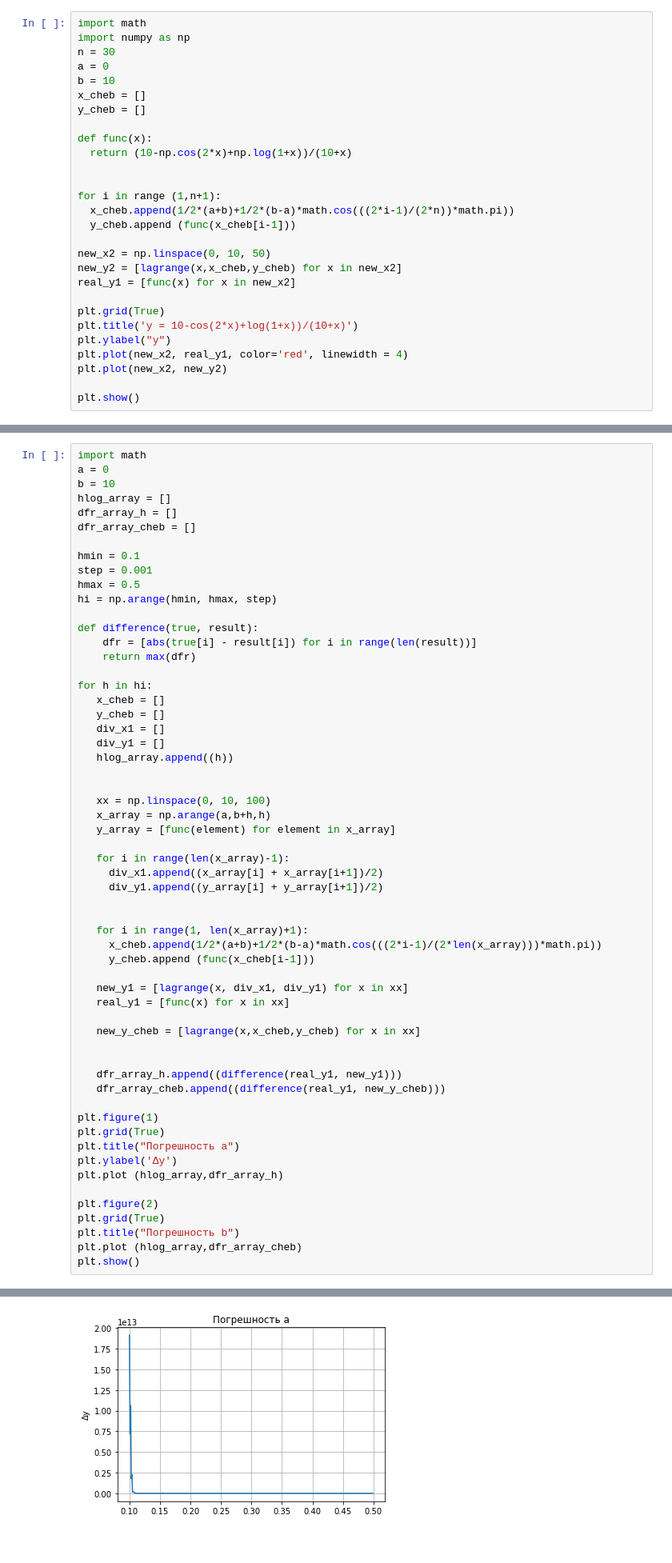
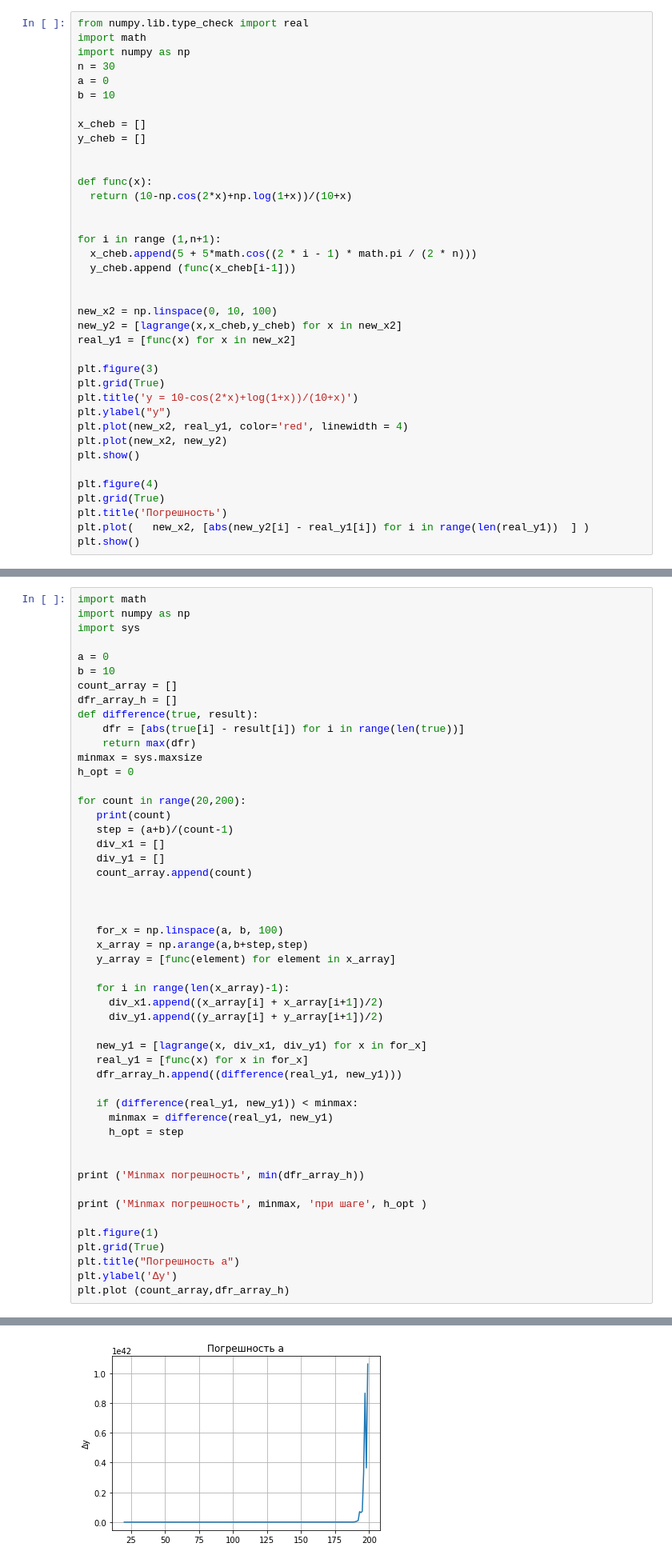
Before and after one commit to mainarel/-Numerical_methods, a Jupyter notebook: Lab1.ipynb, the cells around one changed output, grey strips where cells are left out. Shown at 80% size. Drawn from its saved outputs; the diff is of its cells as text.

```diff
--- a/Lab1.ipynb
+++ b/Lab1.ipynb
@@ -52,32 +65,42 @@ plt.show()
 # %% [markdown]
 ## *Узлы Чебышева*
 # %%
+from numpy.lib.type_check import real
 import math
 import numpy as np
 n = 30
 a = 0
 b = 10
+
 x_cheb = []
 y_cheb = []
+
 
 def func(x):
   return (10-np.cos(2*x)+np.log(1+x))/(10+x)
 
 
 for i in range (1,n+1):
-  x_cheb.append(1/2*(a+b)+1/2*(b-a)*math.cos(((2*i-1)/(2*n))*math.pi))
+  x_cheb.append(5 + 5*math.cos((2 * i - 1) * math.pi / (2 * n)))
   y_cheb.append (func(x_cheb[i-1]))
 
-new_x2 = np.linspace(0, 10, 50)
+
+new_x2 = np.linspace(0, 10, 100)
 new_y2 = [lagrange(x,x_cheb,y_cheb) for x in new_x2]
 real_y1 = [func(x) for x in new_x2]
 
+plt.figure(3)
 plt.grid(True)
 plt.title('y = 10-cos(2*x)+log(1+x))/(10+x)')
 plt.ylabel("y")
 plt.plot(new_x2, real_y1, color='red', linewidth = 4)
 plt.plot(new_x2, new_y2)
+plt.show()
 
+plt.figure(4)
+plt.grid(True)
+plt.title('Погрешность')
+plt.plot(   new_x2, [abs(new_y2[i] - real_y1[i]) for i in range(len(real_y1))  ] )
 plt.show()
 # %% [output]
 [figure]
@@ -84,59 +108,51 @@ plt.show()
 # %%
 import math
+import numpy as np
+import sys
+
 a = 0
 b = 10
-hlog_array = []
+count_array = []
 dfr_array_h = []
-dfr_array_cheb = []
+def difference(true, result):
+    dfr = [abs(true[i] - result[i]) for i in range(len(true))]
+    return max(dfr)
+minmax = sys.maxsize
+h_opt = 0
 
-hmin = 0.1
-step = 0.001
-hmax = 0.5
-hi = np.arange(hmin, hmax, step)
-
-def difference(true, result):
-    dfr = [abs(true[i] - result[i]) for i in range(len(result))]
-    return max(dfr)
-
-for h in hi:
-   x_cheb = []
-   y_cheb = []
+for count in range(20,200):
+   print(count)
+   step = (a+b)/(count-1)
    div_x1 = []
    div_y1 = []
-   hlog_array.append((h))
+   count_array.append(count)
 
 
-   xx = np.linspace(0, 10, 100)
-   x_array = np.arange(a,b+h,h)
+
+   for_x = np.linspace(a, b, 100)
+   x_array = np.arange(a,b+step,step)
    y_array = [func(element) for element in x_array]
 
    for i in range(len(x_array)-1):
      div_x1.append((x_array[i] + x_array[i+1])/2)
      div_y1.append((y_array[i] + y_array[i+1])/2)
 
+   new_y1 = [lagrange(x, div_x1, div_y1) for x in for_x]
+   real_y1 = [func(x) for x in for_x]
+   dfr_array_h.append((difference(real_y1, new_y1)))
 
-   for i in range(1, len(x_array)+1):
-     x_cheb.append(1/2*(a+b)+1/2*(b-a)*math.cos(((2*i-1)/(2*len(x_array)))*math.pi))
-     y_cheb.append (func(x_cheb[i-1]))
-
-   new_y1 = [lagrange(x, div_x1, div_y1) for x in xx]
-   real_y1 = [func(x) for x in xx]
-
-   new_y_cheb = [lagrange(x,x_cheb,y_cheb) for x in xx]
+   if (difference(real_y1, new_y1)) < minmax:
+     minmax = difference(real_y1, new_y1)
+     h_opt = step
 
 
-   dfr_array_h.append((difference(real_y1, new_y1)))
-   dfr_array_cheb.append((difference(real_y1, new_y_cheb)))
+print ('Minmax погрешность', min(dfr_array_h))
+
+print ('Minmax погрешность', minmax, 'при шаге', h_opt )
 
 plt.figure(1)
 plt.grid(True)
 plt.title("Погрешность a")
 plt.ylabel('Δy')
-plt.plot (hlog_array,dfr_array_h)
-
-plt.figure(2)
-plt.grid(True)
-plt.title("Погрешность b")
-plt.plot (hlog_array,dfr_array_cheb)
-plt.show()
+plt.plot (count_array,dfr_array_h)
 # %% [output]
@@ -143 +177 @@ plt.show()
-[figure, old version]
+[figure, new version]
```
Also changed, not shown: parts of 6 cells of this notebook.
